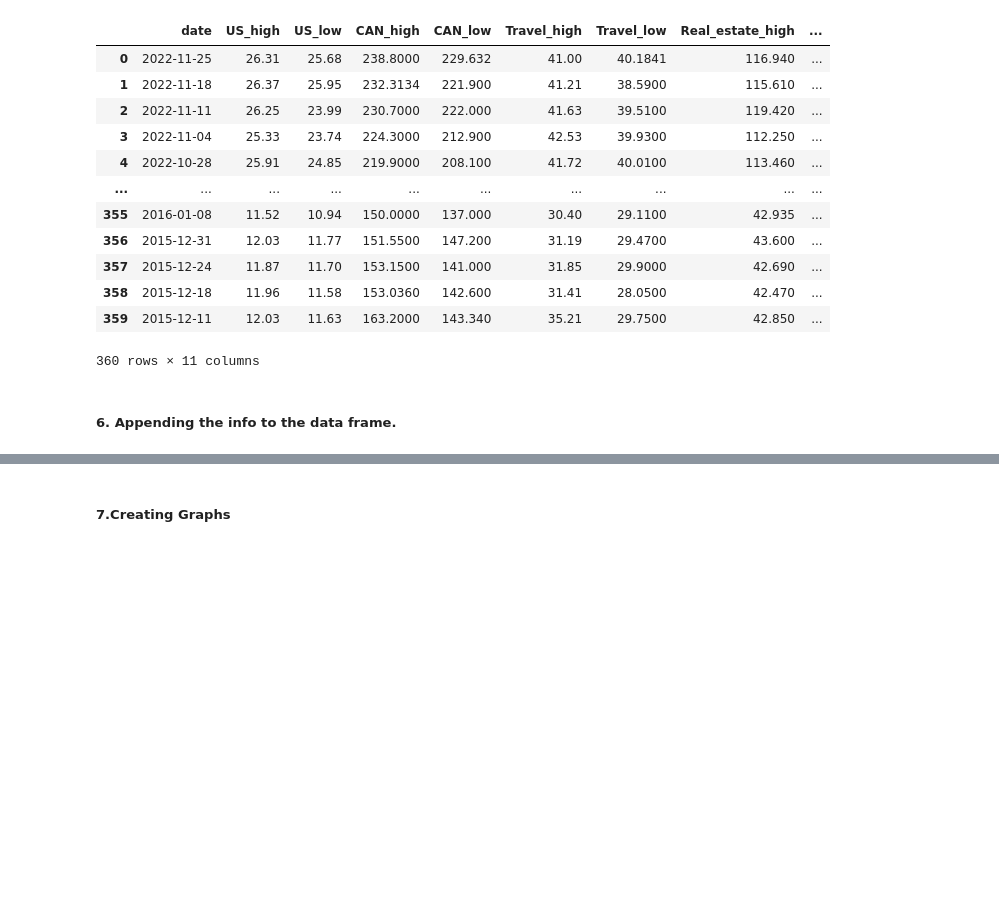
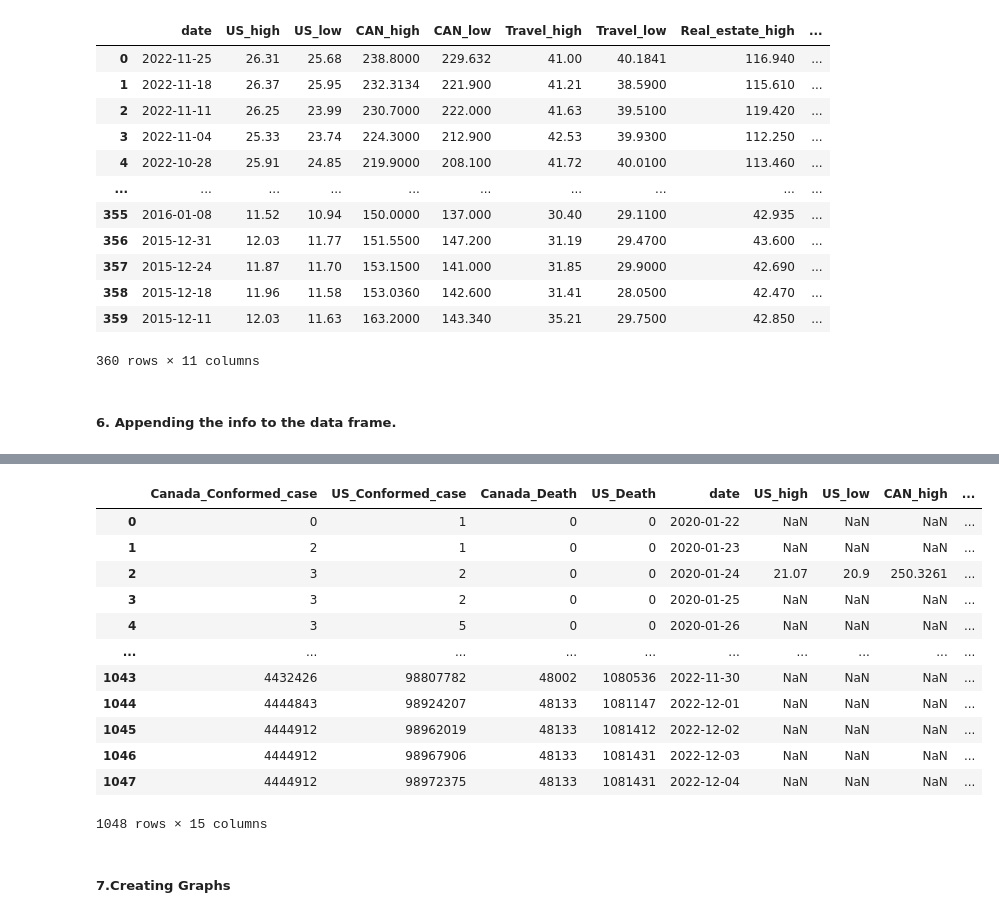
Before and after one commit to AIDA-Saskatchewan-polytechnic/Final-Project_Rohit-Sangeeta, a Jupyter notebook: covid_19_stock_analysis.ipynb, the cells around one changed output, grey strips where cells are left out. Cells and saved outputs as stored; diff of their text form; code cells hidden in the pictures; blank space fills up the shorter version.

```diff
--- a/covid_19_stock_analysis.ipynb
+++ b/covid_19_stock_analysis.ipynb
@@ -267,0 +302,5 @@ df_stocks
+# %%
+df_can_death = df_death1[df_confirmed1['Country/Region']=='Canada']
+df_us_death = df_death1[df_confirmed1['Country/Region']=='US']
+df_row_death = pd.concat([df_can_death, df_us_death], ignore_index=True)
+df_row_death
@@ -268,2 +368,19 @@ df_stocks
+# %%
+final_df = df_final.merge(df_stocks, on='date', how='left')
+final_df
+# %% [output]
+|  | Canada_Conformed_case | US_Conformed_case | Canada_Death | US_Death | date | US_high | US_low | CAN_high | ... |
+| 0 | 0 | 1 | 0 | 0 | 2020-01-22 | NaN | NaN | NaN | ... |
+| 1 | 2 | 1 | 0 | 0 | 2020-01-23 | NaN | NaN | NaN | ... |
+| 2 | 3 | 2 | 0 | 0 | 2020-01-24 | 21.07 | 20.9 | 250.3261 | ... |
+| 3 | 3 | 2 | 0 | 0 | 2020-01-25 | NaN | NaN | NaN | ... |
+| 4 | 3 | 5 | 0 | 0 | 2020-01-26 | NaN | NaN | NaN | ... |
+| ... | ... | ... | ... | ... | ... | ... | ... | ... | ... |
+| 1043 | 4432426 | 98807782 | 48002 | 1080536 | 2022-11-30 | NaN | NaN | NaN | ... |
+| 1044 | 4444843 | 98924207 | 48133 | 1081147 | 2022-12-01 | NaN | NaN | NaN | ... |
+| 1045 | 4444912 | 98962019 | 48133 | 1081412 | 2022-12-02 | NaN | NaN | NaN | ... |
+| 1046 | 4444912 | 98967906 | 48133 | 1081431 | 2022-12-03 | NaN | NaN | NaN | ... |
+| 1047 | 4444912 | 98972375 | 48133 | 1081431 | 2022-12-04 | NaN | NaN | NaN | ... |
+1048 rows × 15 columns
 # %% [markdown]
 ##### 7.Creating Graphs
```
Also changed, not shown: parts of 18 cells of this notebook.
